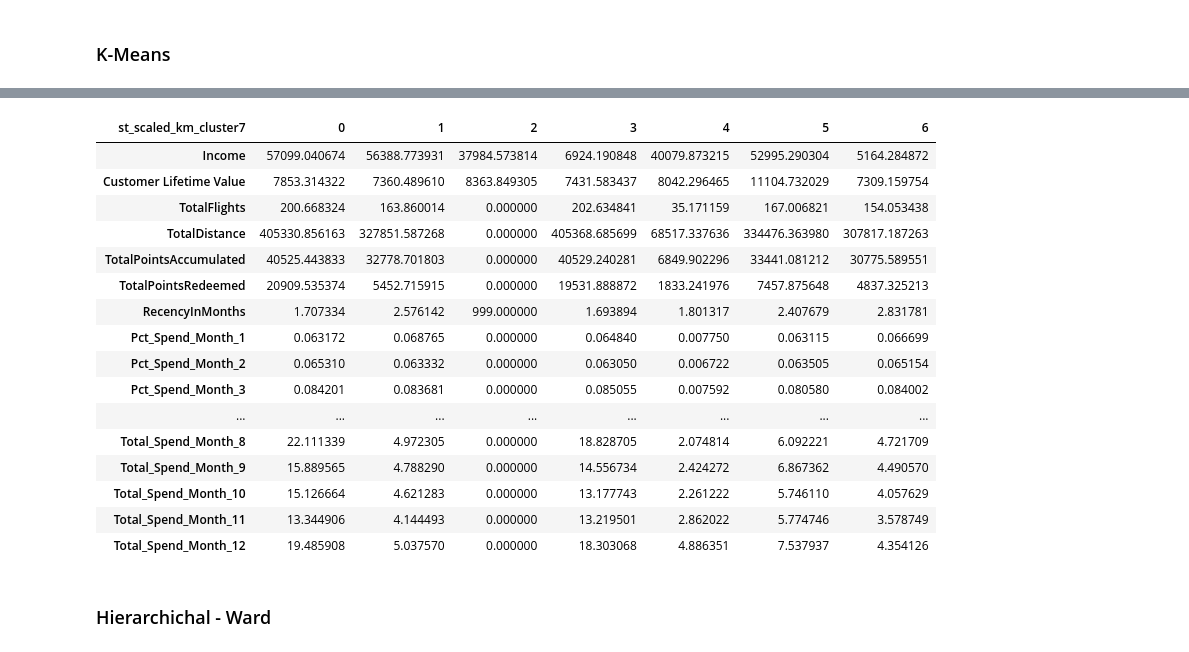
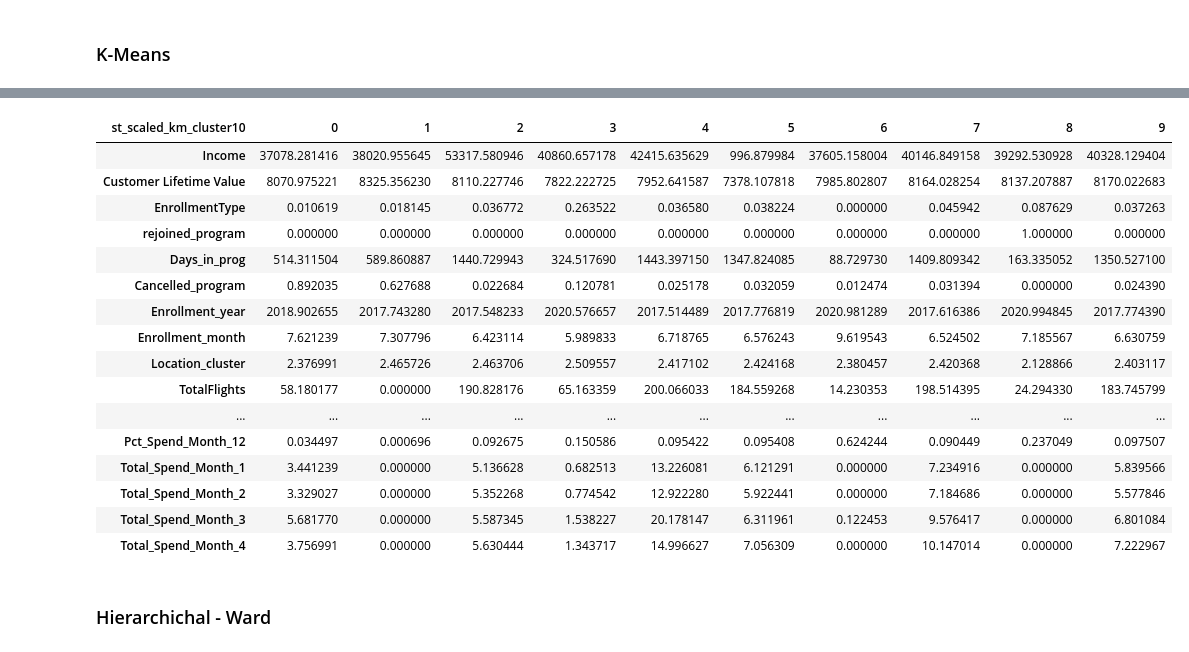
Before and after one commit to andrerangelferreira/DataMiningProject_AIAI_Group51, a Jupyter notebook: notebooks/Group51_Clustering_Code.ipynb, the cells around one changed output, grey strips where cells are left out. Saved outputs shown, nothing was run; the diff lists cells and outputs as text; code cells hidden in the pictures.

Commit message:
started clustering eval & intro

```diff
--- a/notebooks/Group51_Clustering_Code.ipynb
+++ b/notebooks/Group51_Clustering_Code.ipynb
@@ -288,9 +241,3 @@ people = pd.get_dummies(people, columns=["Marital Status"], prefix="Marital", dt
-# %%
-cols_to_drop1 = [
-    "Gender",
-]
-
-people = people.drop(columns=cols_to_drop1, errors="ignore")
 # %%
 people
 # %% [output]
@@ -331,10 +258,8 @@ memory usage: 5.4 MB
-# %%
-people = people.dropna()
 # %%
 people1 = people.copy()
 # %%
 for column in people1.columns:
-    if column.startswith('spend'):
+    if column.startswith('Total_Spend_Month_'):
         people1[column] = np.sqrt(people1[column])
 # %%
 people_st_scl = StandardScaler().fit_transform(people1)
@@ -353,26 +278,26 @@ plot_inertia_and_silhouette(people_st_scl)
 # %%
-kmeans_st_scl = KMeans(n_clusters=7, random_state=42).fit(people_st_scl)
-people['st_scaled_km_cluster7'] = kmeans_st_scl.predict(people_st_scl)
+kmeans_st_scl = KMeans(n_clusters=10, random_state=42).fit(people_st_scl)
+people['st_scaled_km_cluster10'] = kmeans_st_scl.predict(people_st_scl)
 # %%
-groupby_mean(people, 'st_scaled_km_cluster7')
+groupby_mean(people, 'st_scaled_km_cluster10')
 # %% [output]
-| st_scaled_km_cluster7 | 0 | 1 | 2 | 3 | 4 | 5 | 6 |
-| Income | 57099.040674 | 56388.773931 | 37984.573814 | 6924.190848 | 40079.873215 | 52995.290304 | 5164.284872 |
-| Customer Lifetime Value | 7853.314322 | 7360.489610 | 8363.849305 | 7431.583437 | 8042.296465 | 11104.732029 | 7309.159754 |
-| TotalFlights | 200.668324 | 163.860014 | 0.000000 | 202.634841 | 35.171159 | 167.006821 | 154.053438 |
-| TotalDistance | 405330.856163 | 327851.587268 | 0.000000 | 405368.685699 | 68517.337636 | 334476.363980 | 307817.187263 |
-| TotalPointsAccumulated | 40525.443833 | 32778.701803 | 0.000000 | 40529.240281 | 6849.902296 | 33441.081212 | 30775.589551 |
-| TotalPointsRedeemed | 20909.535374 | 5452.715915 | 0.000000 | 19531.888872 | 1833.241976 | 7457.875648 | 4837.325213 |
-| RecencyInMonths | 1.707334 | 2.576142 | 999.000000 | 1.693894 | 1.801317 | 2.407679 | 2.831781 |
-| Pct_Spend_Month_1 | 0.063172 | 0.068765 | 0.000000 | 0.064840 | 0.007750 | 0.063115 | 0.066699 |
-| Pct_Spend_Month_2 | 0.065310 | 0.063332 | 0.000000 | 0.063050 | 0.006722 | 0.063505 | 0.065154 |
-| Pct_Spend_Month_3 | 0.084201 | 0.083681 | 0.000000 | 0.085055 | 0.007592 | 0.080580 | 0.084002 |
-| ... | ... | ... | ... | ... | ... | ... | ... |
-| Total_Spend_Month_8 | 22.111339 | 4.972305 | 0.000000 | 18.828705 | 2.074814 | 6.092221 | 4.721709 |
-| Total_Spend_Month_9 | 15.889565 | 4.788290 | 0.000000 | 14.556734 | 2.424272 | 6.867362 | 4.490570 |
-| Total_Spend_Month_10 | 15.126664 | 4.621283 | 0.000000 | 13.177743 | 2.261222 | 5.746110 | 4.057629 |
-| Total_Spend_Month_11 | 13.344906 | 4.144493 | 0.000000 | 13.219501 | 2.862022 | 5.774746 | 3.578749 |
-| Total_Spend_Month_12 | 19.485908 | 5.037570 | 0.000000 | 18.303068 | 4.886351 | 7.537937 | 4.354126 |
+| st_scaled_km_cluster10 | 0 | 1 | 2 | 3 | 4 | 5 | 6 | 7 | 8 | 9 |
+| Income | 37078.281416 | 38020.955645 | 53317.580946 | 40860.657178 | 42415.635629 | 996.879984 | 37605.158004 | 40146.849158 | 39292.530928 | 40328.129404 |
+| Customer Lifetime Value | 8070.975221 | 8325.356230 | 8110.227746 | 7822.222725 | 7952.641587 | 7378.107818 | 7985.802807 | 8164.028254 | 8137.207887 | 8170.022683 |
+| EnrollmentType | 0.010619 | 0.018145 | 0.036772 | 0.263522 | 0.036580 | 0.038224 | 0.000000 | 0.045942 | 0.087629 | 0.037263 |
+| rejoined_program | 0.000000 | 0.000000 | 0.000000 | 0.000000 | 0.000000 | 0.000000 | 0.000000 | 0.000000 | 1.000000 | 0.000000 |
+| Days_in_prog | 514.311504 | 589.860887 | 1440.729943 | 324.517690 | 1443.397150 | 1347.824085 | 88.729730 | 1409.809342 | 163.335052 | 1350.527100 |
+| Cancelled_program | 0.892035 | 0.627688 | 0.022684 | 0.120781 | 0.025178 | 0.032059 | 0.012474 | 0.031394 | 0.000000 | 0.024390 |
+| Enrollment_year | 2018.902655 | 2017.743280 | 2017.548233 | 2020.576657 | 2017.514489 | 2017.776819 | 2020.981289 | 2017.616386 | 2020.994845 | 2017.774390 |
+| Enrollment_month | 7.621239 | 7.307796 | 6.423114 | 5.989833 | 6.718765 | 6.576243 | 9.619543 | 6.524502 | 7.185567 | 6.630759 |
+| Location_cluster | 2.376991 | 2.465726 | 2.463706 | 2.509557 | 2.417102 | 2.424168 | 2.380457 | 2.420368 | 2.128866 | 2.403117 |
+| TotalFlights | 58.180177 | 0.000000 | 190.828176 | 65.163359 | 200.066033 | 184.559268 | 14.230353 | 198.514395 | 24.294330 | 183.745799 |
+| ... | ... | ... | ... | ... | ... | ... | ... | ... | ... | ... |
+| Pct_Spend_Month_12 | 0.034497 | 0.000696 | 0.092675 | 0.150586 | 0.095422 | 0.095408 | 0.624244 | 0.090449 | 0.237049 | 0.097507 |
+| Total_Spend_Month_1 | 3.441239 | 0.000000 | 5.136628 | 0.682513 | 13.226081 | 6.121291 | 0.000000 | 7.234916 | 0.000000 | 5.839566 |
+| Total_Spend_Month_2 | 3.329027 | 0.000000 | 5.352268 | 0.774542 | 12.922280 | 5.922441 | 0.000000 | 7.184686 | 0.000000 | 5.577846 |
+| Total_Spend_Month_3 | 5.681770 | 0.000000 | 5.587345 | 1.538227 | 20.178147 | 6.311961 | 0.122453 | 9.576417 | 0.000000 | 6.801084 |
+| Total_Spend_Month_4 | 3.756991 | 0.000000 | 5.630444 | 1.343717 | 14.996627 | 7.056309 | 0.000000 | 10.147014 | 0.000000 | 7.222967 |
 # %% [markdown]
 ### Hierarchichal - Ward
 # %%
```
Also changed, not shown: parts of 22 cells of this notebook, 1 other file.
